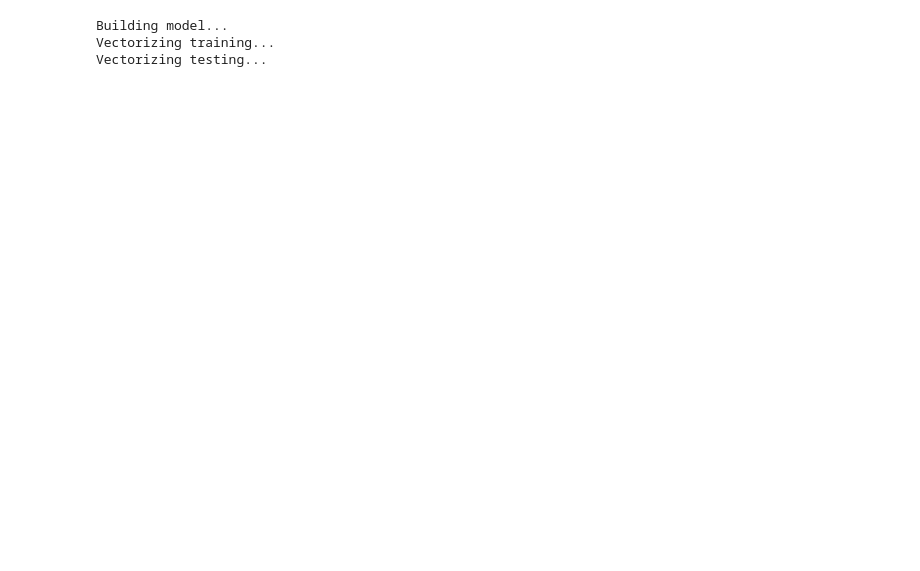
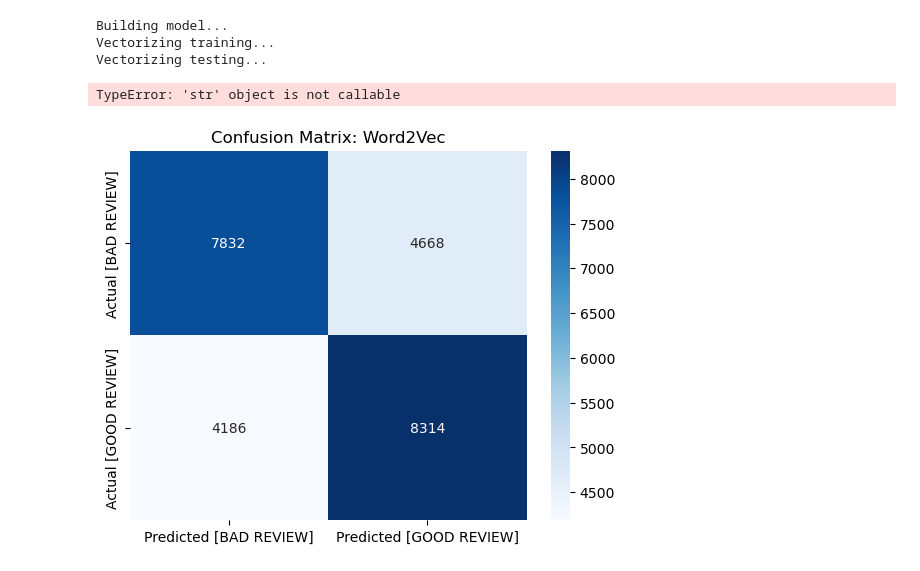
Before and after one commit to Aokijiop/CS178-IMDB-Classification, a Jupyter notebook: feedforwardNN.ipynb, the cells around one changed output. Cells and saved outputs as stored; diff of their text form; code cells hidden in the pictures; blank space fills up the shorter version.

Commit message:
Feedforward NN - Word Embeddings with confusion matrices

```diff
--- a/feedforwardNN.ipynb
+++ b/feedforwardNN.ipynb
@@ -405,7 +220,7 @@ default['hidden_layer_sizes'] = np.array([180, 140])
 # Try larger word embeddings?
 # Try tokenizing sentences?
 from nltk.tokenize import word_tokenize
-vector_size = 300
+vector_size = 500
 print("Building model...")
 w2v_model = Word2Vec(sentences=[word_tokenize(line) for line in df_train["text"]], vector_size = vector_size, window=5, min_count=1)
 
@@ -425,7 +240,27 @@ Y_train = df_train["label"]
 print("Vectorizing testing...")
 X_test = vectorize_sentences(df_test["text"], w2v_model, vector_size = vector_size)
 Y_test = df_test["label"]
+
+# Scale
+scaler = StandardScaler()
+X_train = scaler.fit_transform(X_train)
+X_test = scaler.transform(X_test)
 # %% [output]
 Building model...
 Vectorizing training...
 Vectorizing testing...
+# %%
+from sklearn.metrics import confusion_matrix, ConfusionMatrixDisplay
+import seaborn as sns
+clf = MLPClassifier(random_state = seed)
+clf.fit(X_train, Y_train)
+y_testpred = clf.predict(X_test)
+cm = confusion_matrix(Y_test, y_testpred)
+sns.heatmap(cm, annot=True, fmt="d", cmap="Blues", xticklabels=['Predicted [BAD REVIEW]', 'Predicted [GOOD REVIEW]'], yticklabels=['Actual [BAD REVIEW]', 'Actual [GOOD REVIEW]'])
+plt.title("Confusion Matrix: Word2Vec")
+# plt.xlabel('Predicted')
+# plt.ylabel('Actual')
+plt.show()
+# %% [output]
+TypeError: 'str' object is not callable
+[figure, added]
```
Also changed, not shown: parts of 28 cells of this notebook.
